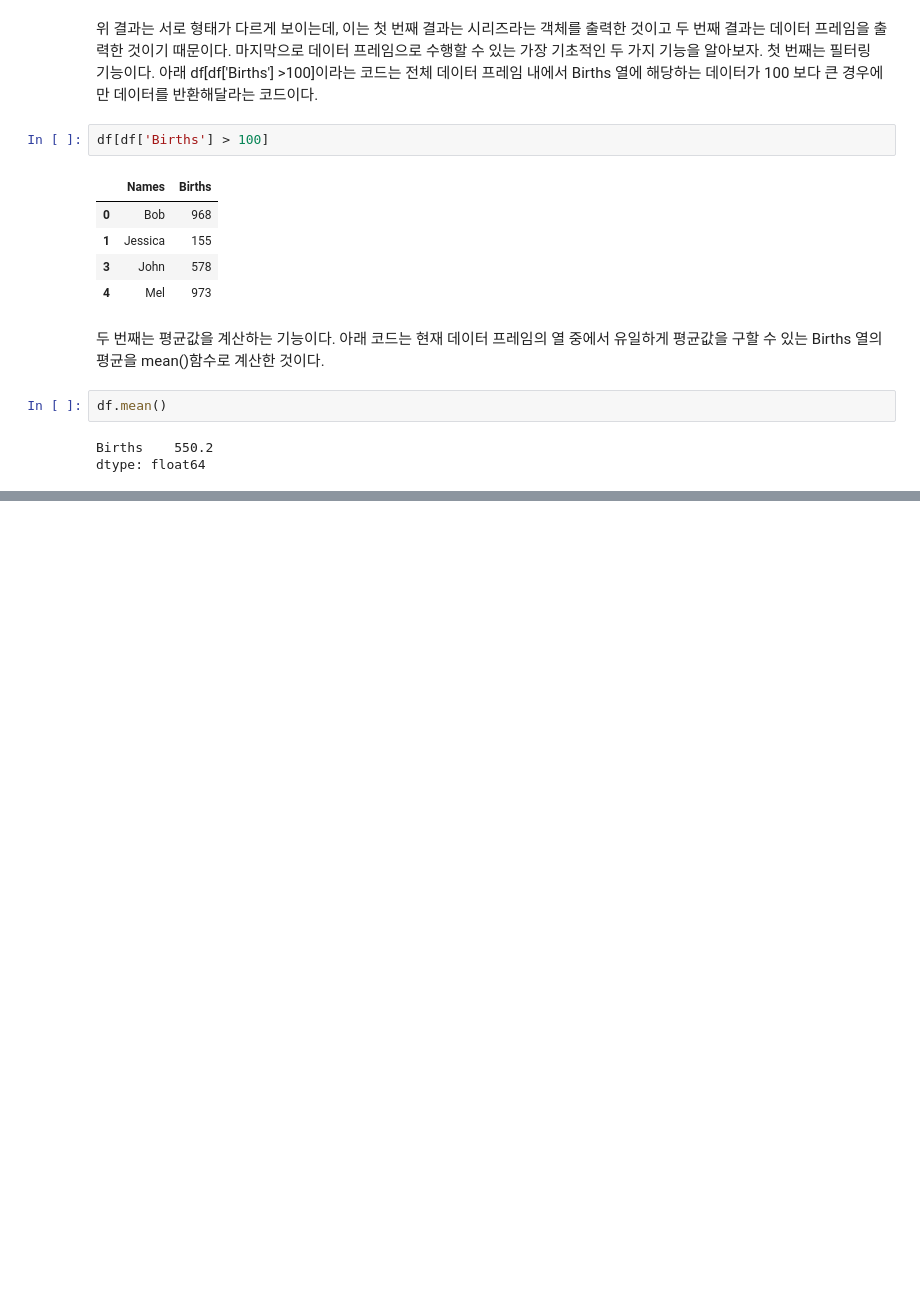
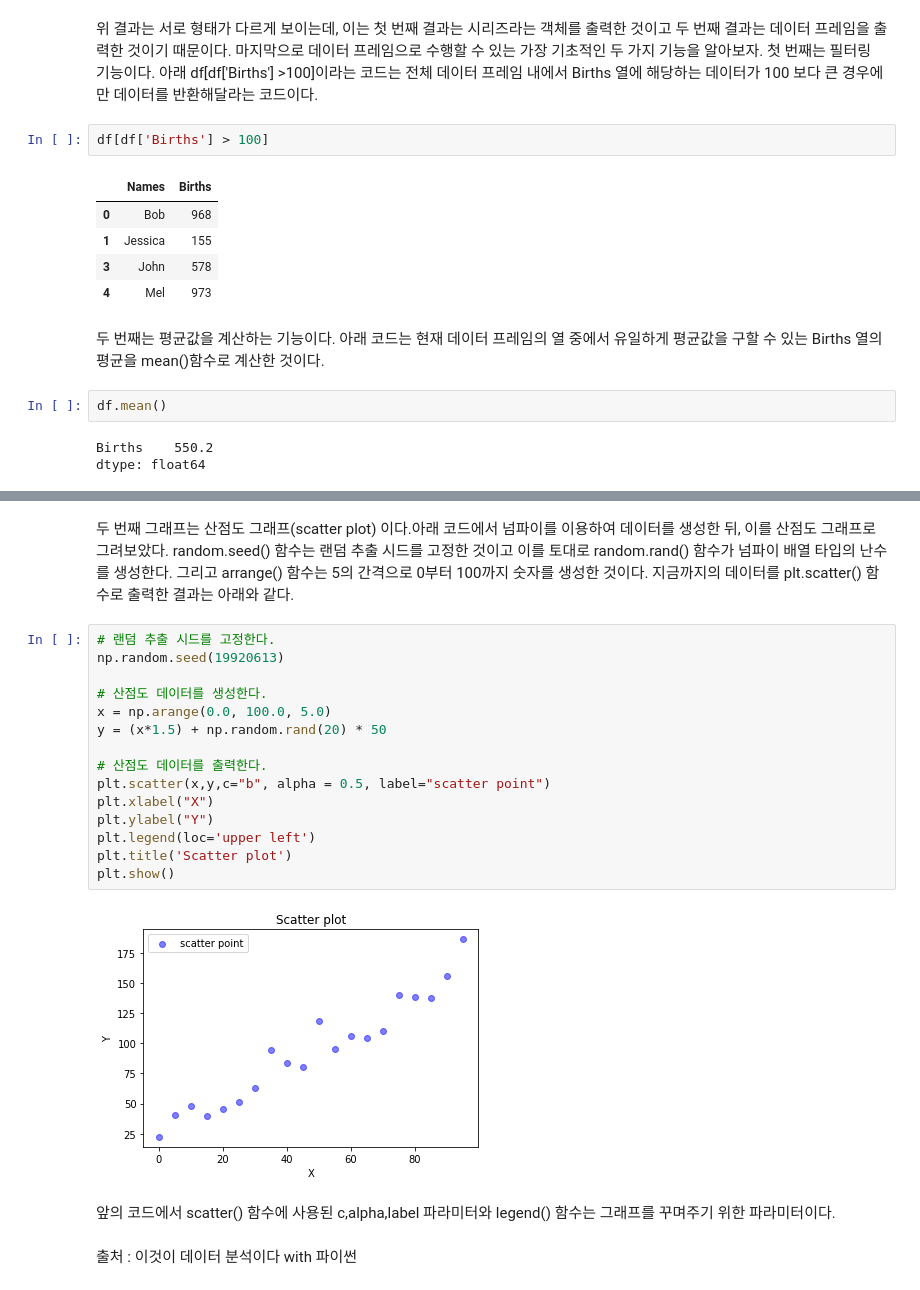
Before and after one commit to jaeyoon89/python_data_analysis, a Jupyter notebook: ch0_python_data_analysis_library.ipynb, the cells around one changed output, grey strips where cells are left out. Drawn from its saved outputs; the diff is of its cells as text; blank space fills up the shorter version.

```diff
--- a/ch0_python_data_analysis_library.ipynb
+++ b/ch0_python_data_analysis_library.ipynb
@@ -116,0 +218,23 @@ dtype: float64
+# %% [markdown]
+두 번째 그래프는 산점도 그래프(scatter plot) 이다.아래 코드에서 넘파이를 이용하여 데이터를 생성한 뒤, 이를 산점도 그래프로 그려보았다. random.seed() 함수는 랜덤 추출 시드를 고정한 것이고 이를 토대로 random.rand() 함수가 넘파이 배열 타입의 난수를 생성한다. 그리고 arrange() 함수는 5의 간격으로 0부터 100까지 숫자를 생성한 것이다. 지금까지의 데이터를 plt.scatter() 함수로 출력한 결과는 아래와 같다.
+# %%
+# 랜덤 추출 시드를 고정한다.
+np.random.seed(19920613)
+
+# 산점도 데이터를 생성한다.
+x = np.arange(0.0, 100.0, 5.0)
+y = (x*1.5) + np.random.rand(20) * 50
+
+# 산점도 데이터를 출력한다.
+plt.scatter(x,y,c="b", alpha = 0.5, label="scatter point")
+plt.xlabel("X")
+plt.ylabel("Y")
+plt.legend(loc='upper left')
+plt.title('Scatter plot')
+plt.show()
+# %% [output]
+[figure, added]
+# %% [markdown]
+앞의 코드에서 scatter() 함수에 사용된 c,alpha,label 파라미터와 legend() 함수는 그래프를 꾸며주기 위한 파라미터이다.
+# %% [markdown]
+출처 : 이것이 데이터 분석이다 with 파이썬
```
Also changed, not shown: parts of 18 cells of this notebook.
